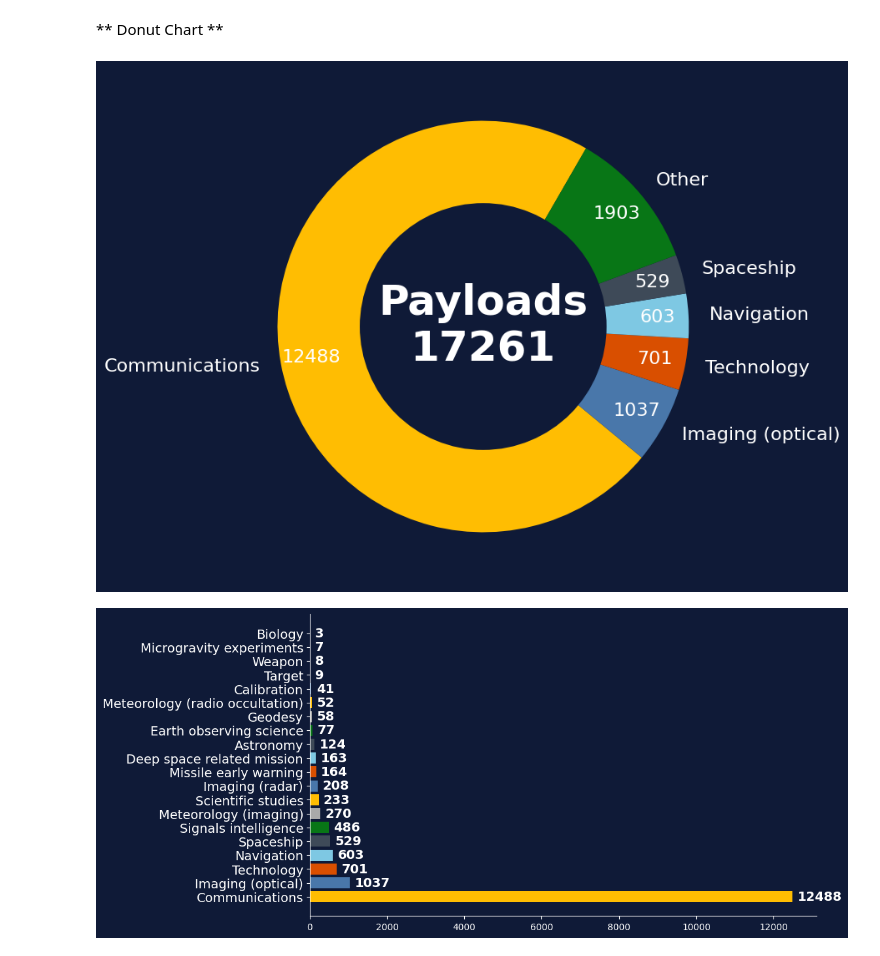
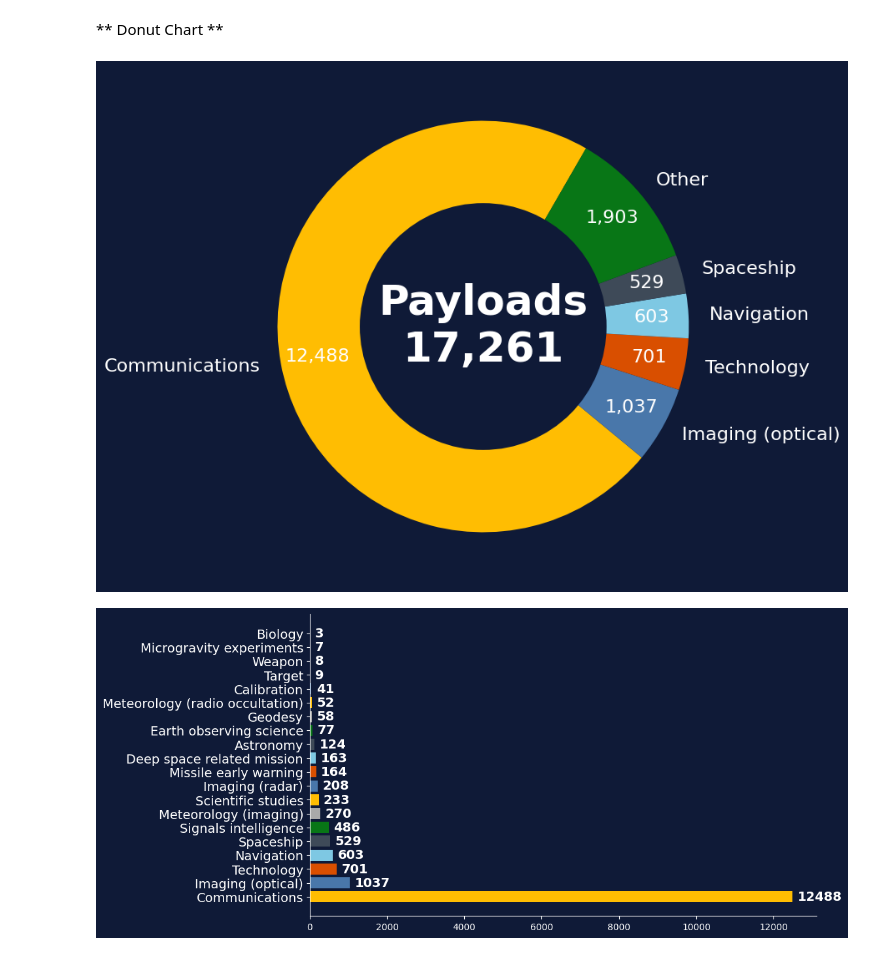
Before and after one commit to daemonchild/cardiffmet-dat5001-visualisation-of-data, a Jupyter notebook: assessment/pres1/2-dat5001-st20285213-tomrowan-pres1-create-graphs-vmversion.ipynb, the cells around one changed output. Cells and saved outputs as stored; diff of their text form; code cells hidden in the pictures.

```diff
--- a/assessment/pres1/2-dat5001-st20285213-tomrowan-pres1-create-graphs-vmversion.ipynb
+++ b/assessment/pres1/2-dat5001-st20285213-tomrowan-pres1-create-graphs-vmversion.ipynb
@@ -286,40 +288,40 @@ category_counts_orbit = sdf_payloads_in_orbit['Primary Category Desc'].value_cou
 # Keep top 5 and combine the rest into "Other"
 top_n = 5
 top_categories = category_counts_orbit[:top_n]
 other_sum = category_counts_orbit[top_n:].sum()
 
 # Append "Other" if there are remaining categories
 if other_sum > 0:
     top_categories['Other'] = other_sum
 
 # Create figure with darkBlue background
-fig, ax = plt.subplots(figsize=(8, 8), facecolor="#0F1A37")
-ax.set_facecolor("#0F1A37")
+fig, ax = plt.subplots(figsize=(8, 8), facecolor=bg)
+ax.set_facecolor(bg)
 
 # Donut chart
 wedges, texts, autotexts = ax.pie(
     top_categories,
     labels=top_categories.index,
-    autopct=lambda pct: f"{int(round(pct/100.*top_categories.sum()))}",  # show counts
+    autopct=lambda pct: f"{int(round(pct/100.*top_categories.sum())):,}",  # show counts
     startangle=60,
     colors=foreground_colors[:len(top_categories)],
     textprops={'color': 'white', 'fontsize': 16},
-    pctdistance=0.85,    # move counts outward
+    pctdistance=0.82,    # move counts outward
     labeldistance=1.1    # move labels outward
 )
 ax.set_aspect('equal')
 
 # Make it a donut
-centre_circle = plt.Circle((0, 0), 0.60, fc="#0F1A37")
+centre_circle = plt.Circle((0, 0), 0.60, fc=bg)
 fig.gca().add_artist(centre_circle)
 
 # Add centre annotation
-plt.text(0, 0, f"Payloads\n{top_categories.sum()}", ha='center', va='center',
+plt.text(0, 0, f"Payloads\n{top_categories.sum():,}", ha='center', va='center',
          color='white', fontsize=36, fontweight='bold')
 
 plt.show()
 # %% [output]
-[figure, old version]
+[figure, new version]
 # %%
 # Count by Category Desc
 category_counts_orbit = sdf_payloads_in_orbit['Primary Category Desc'].value_counts()
```
Also changed, not shown: parts of 18 cells of this notebook, 3 other files.
